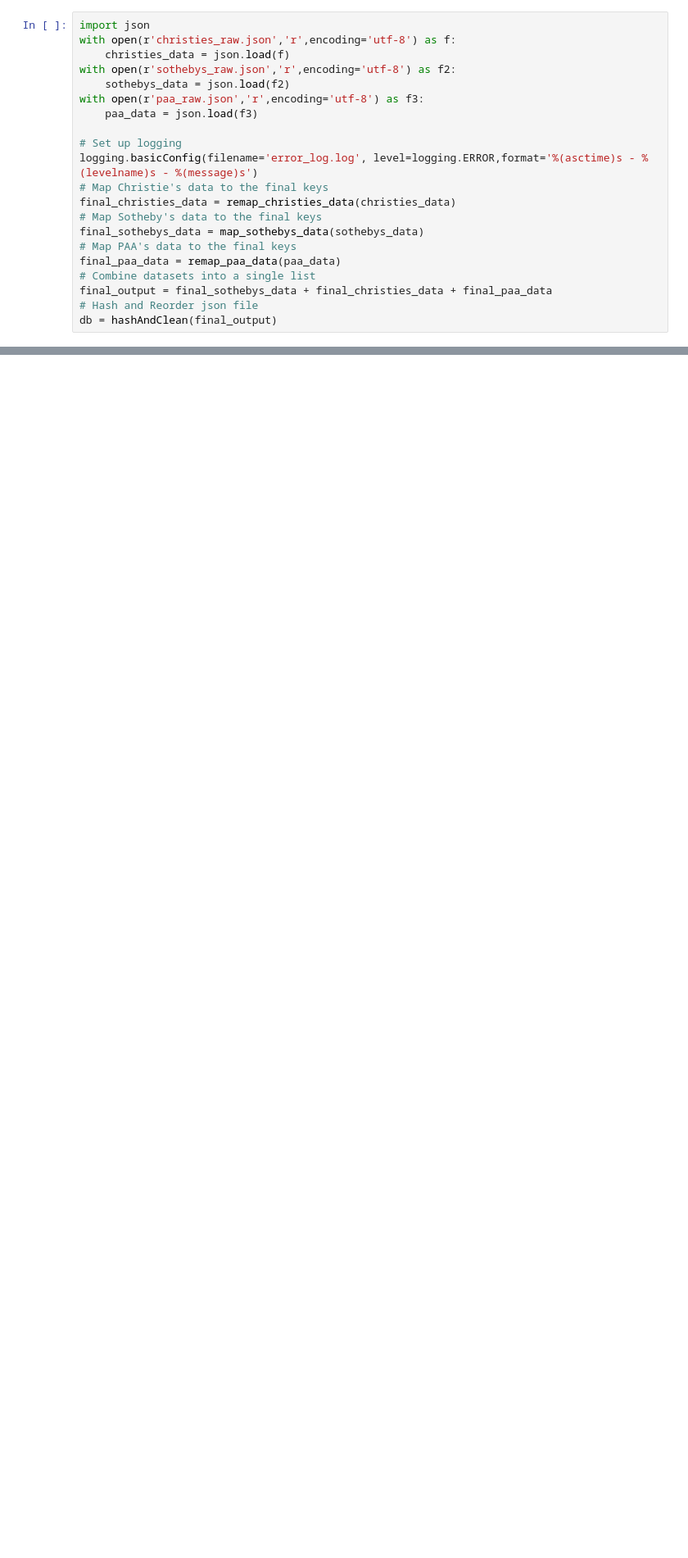
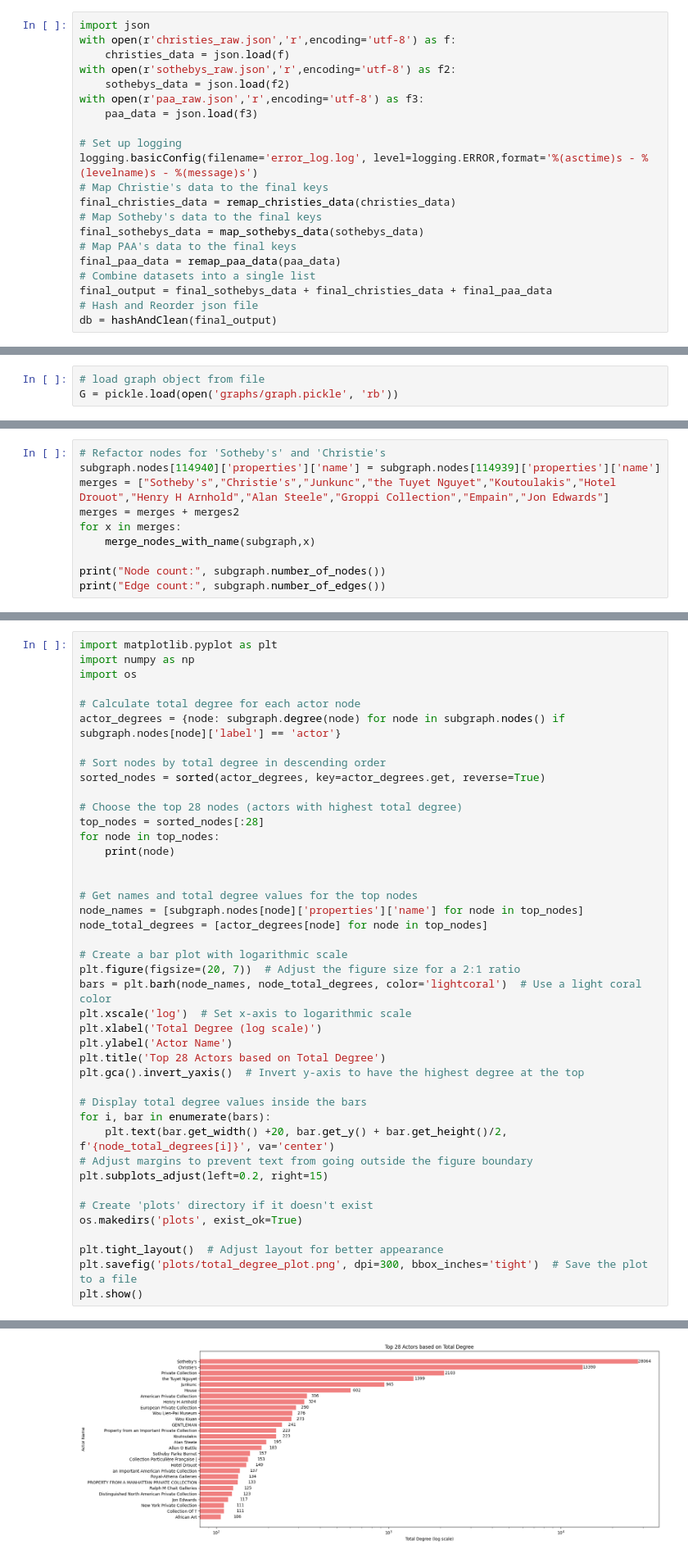
Before and after one commit to riccardogvn/AIKoGAM, a Jupyter notebook: AIKoGAM_notebook.ipynb, the cells around one changed output, grey strips where cells are left out. Shown at 82% size. Saved outputs shown, nothing was run; the diff lists cells and outputs as text; blank space fills up the shorter version.

```diff
--- a/AIKoGAM_notebook.ipynb
+++ b/AIKoGAM_notebook.ipynb
@@ -545,0 +238,3 @@ json_line
+# %%
+# load graph object from file
+G = pickle.load(open('graphs/graph.pickle', 'rb'))
@@ -545,0 +583,10 @@ json_line
+# %%
+# Refactor nodes for 'Sotheby's' and 'Christie's
+subgraph.nodes[114940]['properties']['name'] = subgraph.nodes[114939]['properties']['name']
+merges = ["Sotheby's","Christie's","Junkunc","the Tuyet Nguyet","Koutoulakis","Hotel Drouot","Henry H Arnhold","Alan Steele","Groppi Collection","Empain","Jon Edwards"]
+merges = merges + merges2
+for x in merges:
+    merge_nodes_with_name(subgraph,x)
+
+print("Node count:", subgraph.number_of_nodes())
+print("Edge count:", subgraph.number_of_edges())
@@ -545,0 +648,43 @@ json_line
+# %%
+import matplotlib.pyplot as plt
+import numpy as np
+import os
+
+# Calculate total degree for each actor node
+actor_degrees = {node: subgraph.degree(node) for node in subgraph.nodes() if subgraph.nodes[node]['label'] == 'actor'}
+
+# Sort nodes by total degree in descending order
+sorted_nodes = sorted(actor_degrees, key=actor_degrees.get, reverse=True)
+
+# Choose the top 28 nodes (actors with highest total degree)
+top_nodes = sorted_nodes[:28]
+for node in top_nodes:
+    print(node)
+
+
+# Get names and total degree values for the top nodes
+node_names = [subgraph.nodes[node]['properties']['name'] for node in top_nodes]
+node_total_degrees = [actor_degrees[node] for node in top_nodes]
+
+# Create a bar plot with logarithmic scale
+plt.figure(figsize=(20, 7))  # Adjust the figure size for a 2:1 ratio
+bars = plt.barh(node_names, node_total_degrees, color='lightcoral')  # Use a light coral color
+plt.xscale('log')  # Set x-axis to logarithmic scale
+plt.xlabel('Total Degree (log scale)')
+plt.ylabel('Actor Name')
+plt.title('Top 28 Actors based on Total Degree')
+plt.gca().invert_yaxis()  # Invert y-axis to have the highest degree at the top
+
+# Display total degree values inside the bars
+for i, bar in enumerate(bars):
+    plt.text(bar.get_width() +20, bar.get_y() + bar.get_height()/2, f'{node_total_degrees[i]}', va='center')
+# Adjust margins to prevent text from going outside the figure boundary
+plt.subplots_adjust(left=0.2, right=15)
+
+# Create 'plots' directory if it doesn't exist
+os.makedirs('plots', exist_ok=True)
+
+plt.tight_layout()  # Adjust layout for better appearance
+plt.savefig('plots/total_degree_plot.png', dpi=300, bbox_inches='tight')  # Save the plot to a file
+plt.show()
+# %% [output]
@@ -545,0 +708 @@ json_line
+[figure, added]
```
Also changed, not shown: parts of 54 cells of this notebook, 3 other files.
